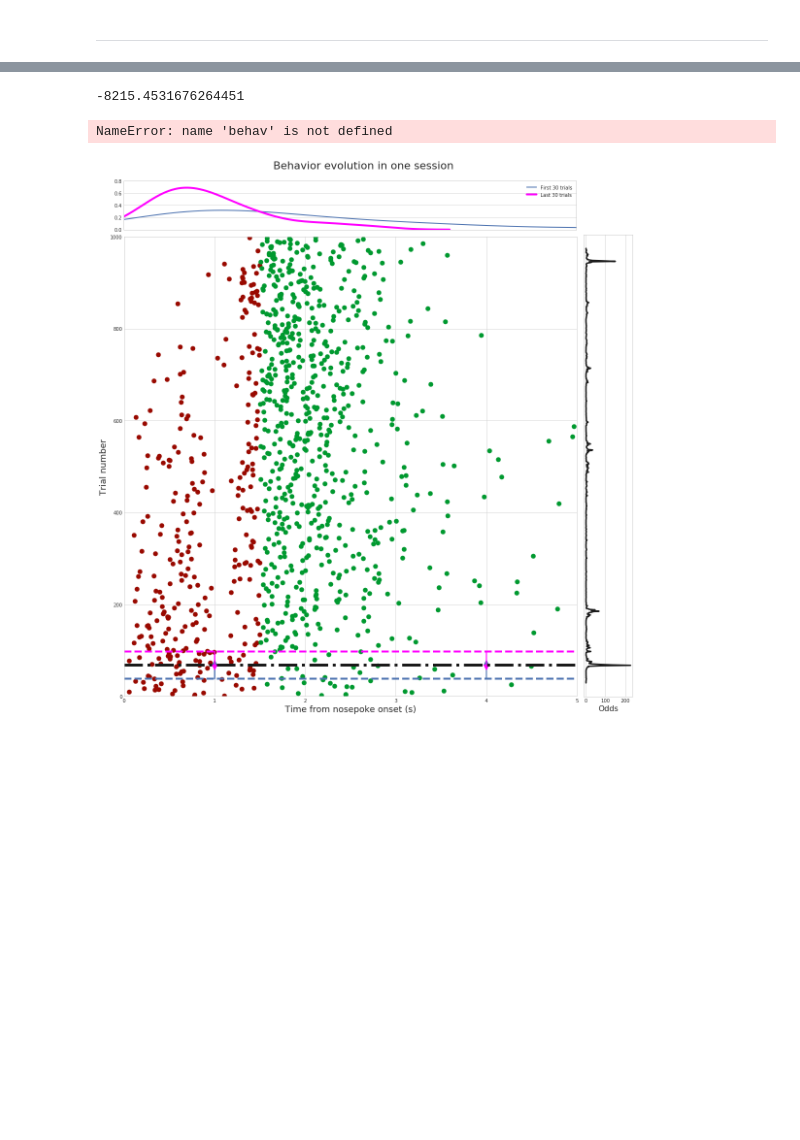
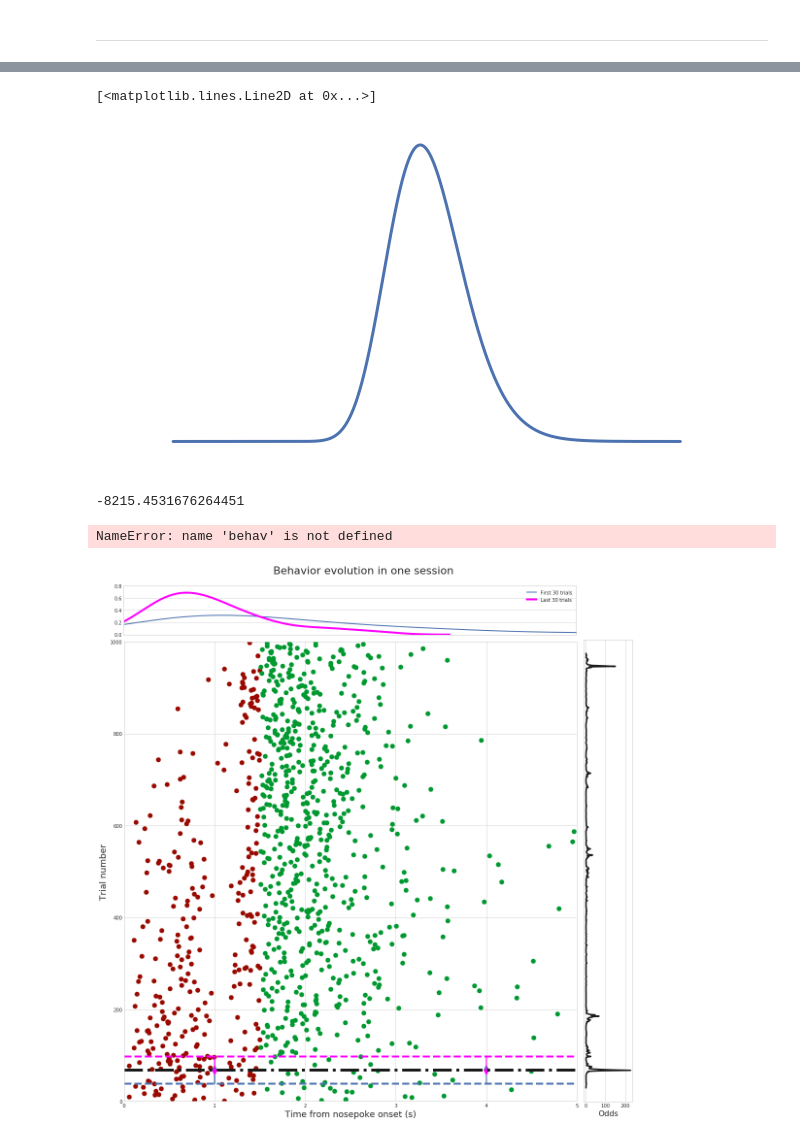
Before and after one commit to EstevaoUyra/spikelearn, a Jupyter notebook: notebooks/exploration/Bayesian rat.ipynb, the cells around one changed output, grey strips where cells are left out. Saved outputs shown, nothing was run; the diff lists cells and outputs as text; code cells hidden in the pictures; blank space fills up the shorter version.

```diff
--- a/notebooks/exploration/Bayesian rat.ipynb
+++ b/notebooks/exploration/Bayesian rat.ipynb
@@ -229,3 +255,8 @@ Wall time: 2.65 s
+# %%
+plt.plot(bayes.sup, bayes.likely_history[800])
+# %% [output]
+[<matplotlib.lines.Line2D at 0x...>]
+[figure, added]
 # %%
 bayes.model_logL_
 # %% [output]
```
Also changed, not shown: parts of 11 cells of this notebook, 3 other files.
